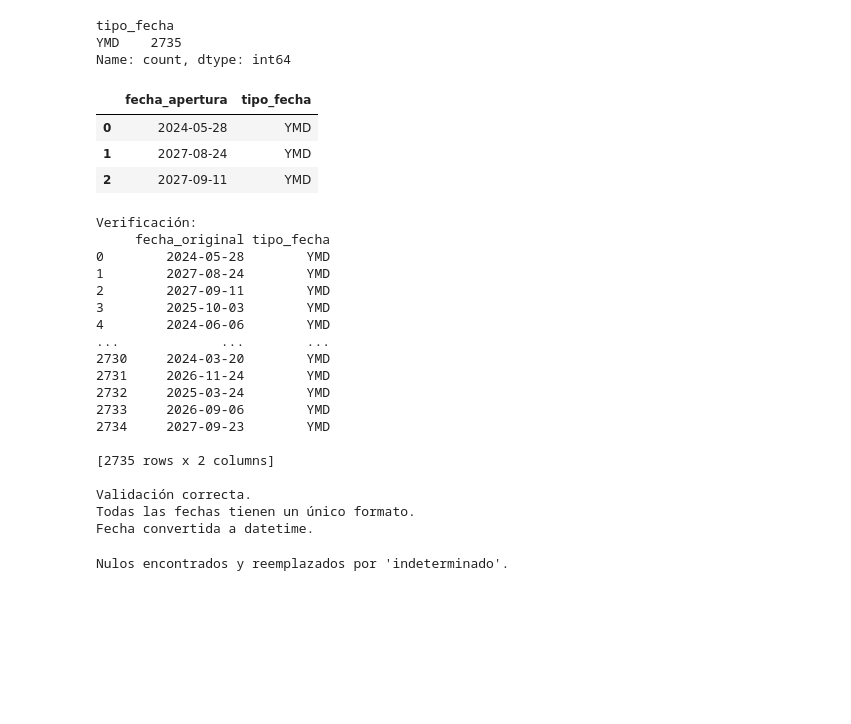
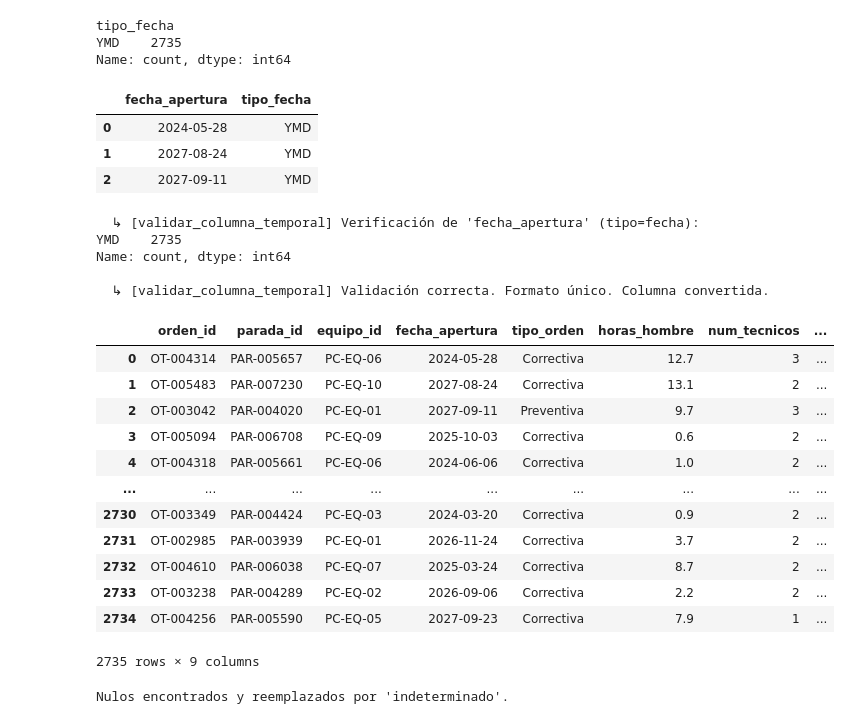
Before and after one commit to josue789a/Mineria-simulacion-v2, a Jupyter notebook: notebooks/Exploracion1.ipynb, the cells around one changed output. Saved outputs shown, nothing was run; the diff lists cells and outputs as text; code cells hidden in the pictures; blank space fills up the shorter version.

Commit message:
2. Fact_paradas - Validacion previa y exportacion

```diff
--- a/notebooks/Exploracion1.ipynb
+++ b/notebooks/Exploracion1.ipynb
@@ -75,39 +79,38 @@ Name: count, dtype: int64
 # %%
 tipos_fecha=pd.DataFrame(
     {
         'fecha_apertura': fact_mtto_PC['fecha_apertura'],
         'tipo_fecha': fact_mtto_PC['fecha_apertura'].apply(clasificar_formato_fecha)
     }
 )
 display(tipos_fecha.head(3))
 tipos_de_fecha= tipos_fecha['tipo_fecha'].value_counts()
 tipos_de_fecha
 
-validar_fechas(fact_mtto_PC,'fecha_apertura')
+validar_columna_temporal(fact_mtto_PC,'fecha_apertura',tipo='fecha')
 # %% [output]
 |  | fecha_apertura | tipo_fecha |
 | 0 | 2024-05-28 | YMD |
 | 1 | 2027-08-24 | YMD |
 | 2 | 2027-09-11 | YMD |
-Verificación:
-     fecha_original tipo_fecha
-0        2024-05-28        YMD
-1        2027-08-24        YMD
-2        2027-09-11        YMD
-3        2025-10-03        YMD
-4        2024-06-06        YMD
-...             ...        ...
-2730     2024-03-20        YMD
-2731     2026-11-24        YMD
-2732     2025-03-24        YMD
-2733     2026-09-06        YMD
-2734     2027-09-23        YMD
+  ↳ [validar_columna_temporal] Verificación de 'fecha_apertura' (tipo=fecha):
+YMD    2735
+Name: count, dtype: int64
 
-[2735 rows x 2 columns]
-
-Validación correcta.
-Todas las fechas tienen un único formato.
-Fecha convertida a datetime.
+  ↳ [validar_columna_temporal] Validación correcta. Formato único. Columna convertida.
+|  | orden_id | parada_id | equipo_id | fecha_apertura | tipo_orden | horas_hombre | num_tecnicos | ... |
+| 0 | OT-004314 | PAR-005657 | PC-EQ-06 | 2024-05-28 | Correctiva | 12.7 | 3 | ... |
+| 1 | OT-005483 | PAR-007230 | PC-EQ-10 | 2027-08-24 | Correctiva | 13.1 | 2 | ... |
+| 2 | OT-003042 | PAR-004020 | PC-EQ-01 | 2027-09-11 | Preventiva | 9.7 | 3 | ... |
+| 3 | OT-005094 | PAR-006708 | PC-EQ-09 | 2025-10-03 | Correctiva | 0.6 | 2 | ... |
+| 4 | OT-004318 | PAR-005661 | PC-EQ-06 | 2024-06-06 | Correctiva | 1.0 | 2 | ... |
+| ... | ... | ... | ... | ... | ... | ... | ... | ... |
+| 2730 | OT-003349 | PAR-004424 | PC-EQ-03 | 2024-03-20 | Correctiva | 0.9 | 2 | ... |
+| 2731 | OT-002985 | PAR-003939 | PC-EQ-01 | 2026-11-24 | Correctiva | 3.7 | 2 | ... |
+| 2732 | OT-004610 | PAR-006038 | PC-EQ-07 | 2025-03-24 | Correctiva | 8.7 | 2 | ... |
+| 2733 | OT-003238 | PAR-004289 | PC-EQ-02 | 2026-09-06 | Correctiva | 2.2 | 2 | ... |
+| 2734 | OT-004256 | PAR-005590 | PC-EQ-05 | 2027-09-23 | Correctiva | 7.9 | 1 | ... |
+2735 rows × 9 columns
 # %%
 
 if fact_mtto_PN['repuesto_principal'].isnull().any():
```
Also changed, not shown: parts of 18 cells of this notebook, 2 other files.
